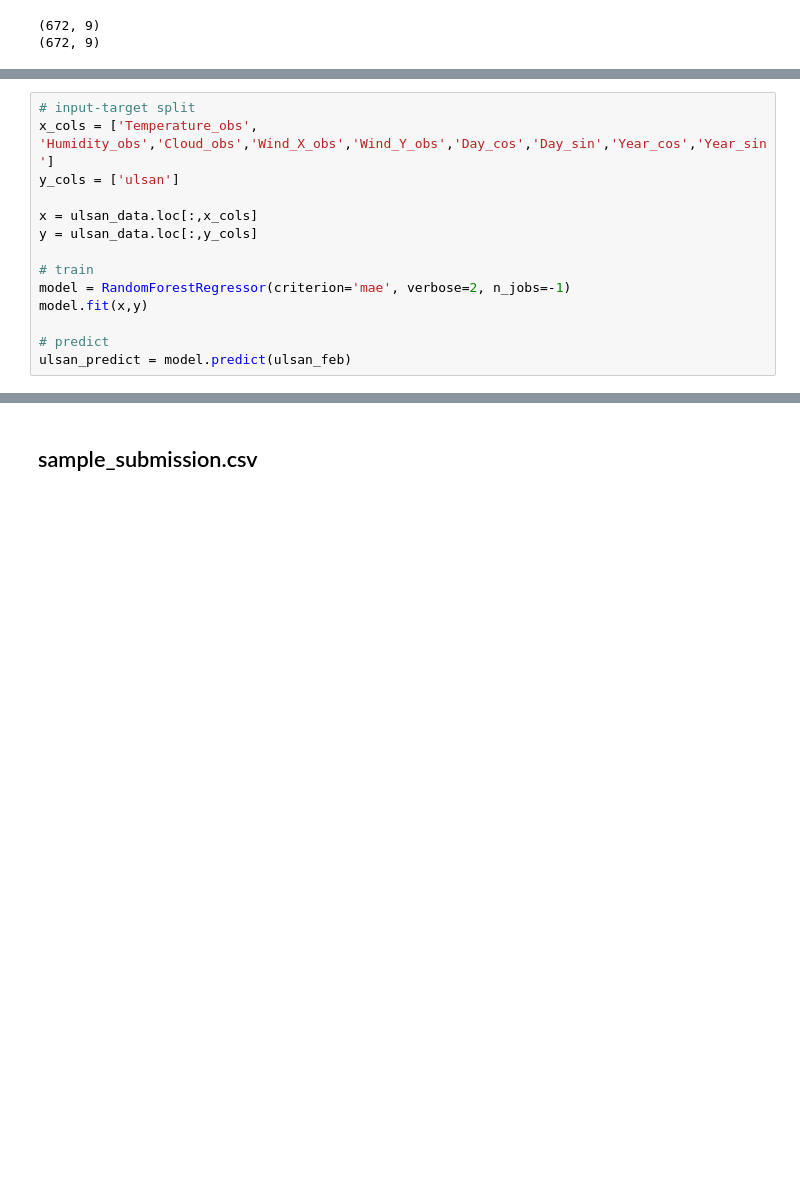
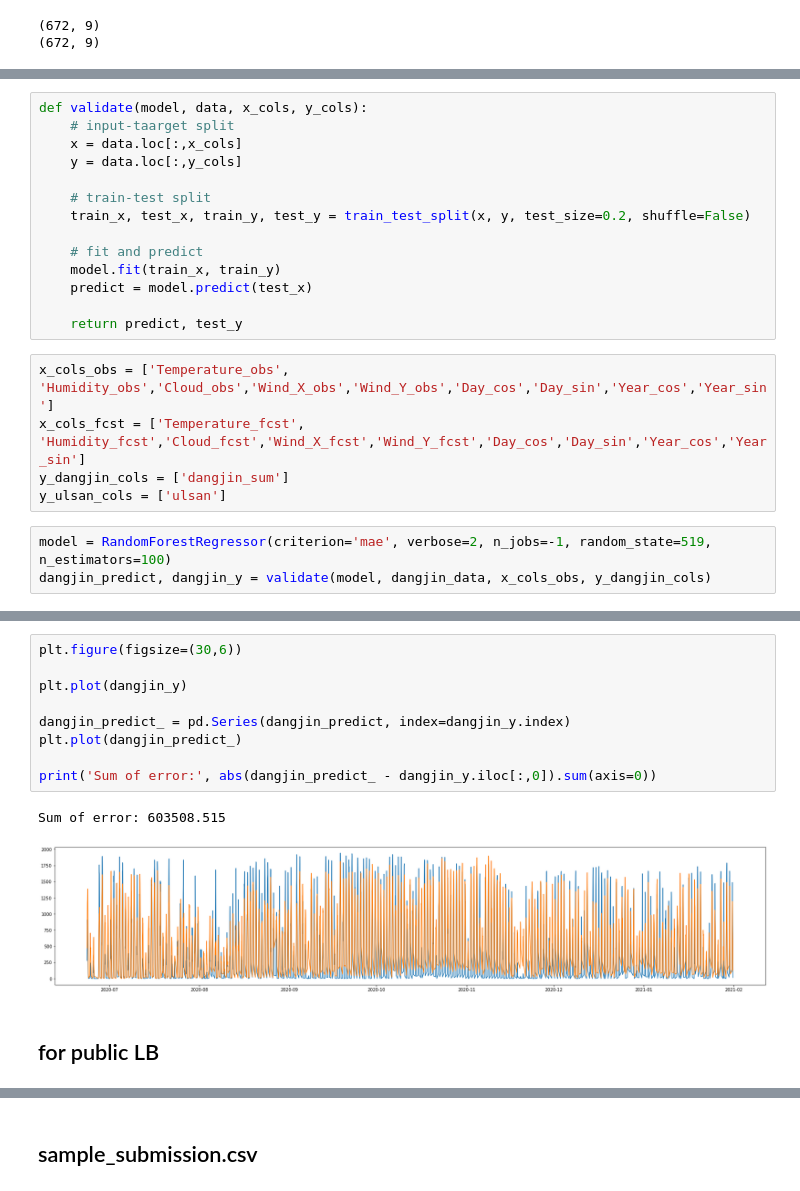
Before and after one commit to dongin1009/Solar_Predict, a Jupyter notebook: witt_modeling/random_forest.ipynb, the cells around one changed output, grey strips where cells are left out. Cells and saved outputs as stored; diff of their text form; blank space fills up the shorter version.

Commit message:
random forest; single timestep

```diff
--- a/witt_modeling/random_forest.ipynb
+++ b/witt_modeling/random_forest.ipynb
@@ -143,14 +78,0 @@ building tree 11 of 100
-# %%
-# input-target split
-x_cols = ['Temperature_obs', 'Humidity_obs','Cloud_obs','Wind_X_obs','Wind_Y_obs','Day_cos','Day_sin','Year_cos','Year_sin']
-y_cols = ['ulsan']
-
-x = ulsan_data.loc[:,x_cols]
-y = ulsan_data.loc[:,y_cols]
-
-# train
-model = RandomForestRegressor(criterion='mae', verbose=2, n_jobs=-1)
-model.fit(x,y)
-
-# predict
-ulsan_predict = model.predict(ulsan_feb)
@@ -174,0 +79,22 @@ building tree 11 of 100
+# %%
+def validate(model, data, x_cols, y_cols):
+    # input-taarget split
+    x = data.loc[:,x_cols]
+    y = data.loc[:,y_cols]
+
+    # train-test split
+    train_x, test_x, train_y, test_y = train_test_split(x, y, test_size=0.2, shuffle=False)
+
+    # fit and predict
+    model.fit(train_x, train_y)
+    predict = model.predict(test_x)
+
+    return predict, test_y
+# %%
+x_cols_obs = ['Temperature_obs', 'Humidity_obs','Cloud_obs','Wind_X_obs','Wind_Y_obs','Day_cos','Day_sin','Year_cos','Year_sin']
+x_cols_fcst = ['Temperature_fcst', 'Humidity_fcst','Cloud_fcst','Wind_X_fcst','Wind_Y_fcst','Day_cos','Day_sin','Year_cos','Year_sin']
+y_dangjin_cols = ['dangjin_sum']
+y_ulsan_cols = ['ulsan']
+# %%
+model = RandomForestRegressor(criterion='mae', verbose=2, n_jobs=-1, random_state=519, n_estimators=100)
+dangjin_predict, dangjin_y = validate(model, dangjin_data, x_cols_obs, y_dangjin_cols)
@@ -174,0 +119,14 @@ building tree 11 of 100
+# %%
+plt.figure(figsize=(30,6))
+
+plt.plot(dangjin_y)
+
+dangjin_predict_ = pd.Series(dangjin_predict, index=dangjin_y.index)
+plt.plot(dangjin_predict_)
+
+print('Sum of error:', abs(dangjin_predict_ - dangjin_y.iloc[:,0]).sum(axis=0))
+# %% [output]
+Sum of error: 603508.515
+[figure, added]
+# %% [markdown]
+## for public LB
```
Also changed, not shown: parts of 16 cells of this notebook, 1 other file.
